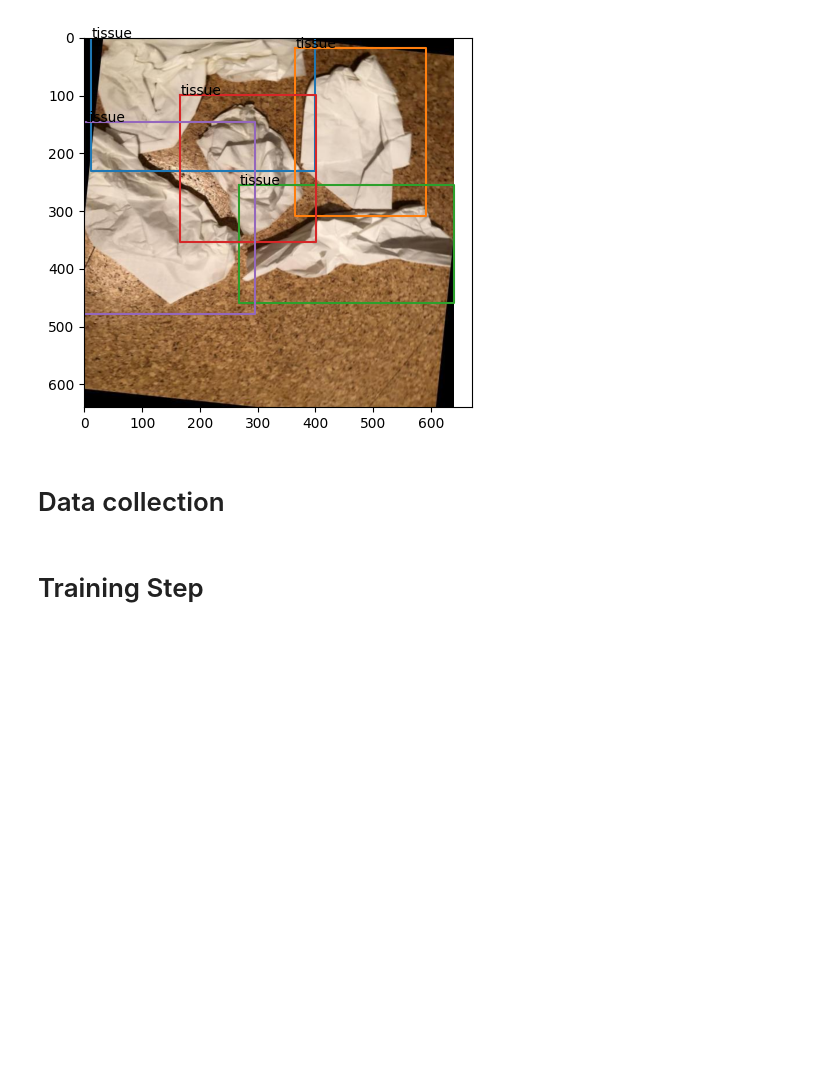
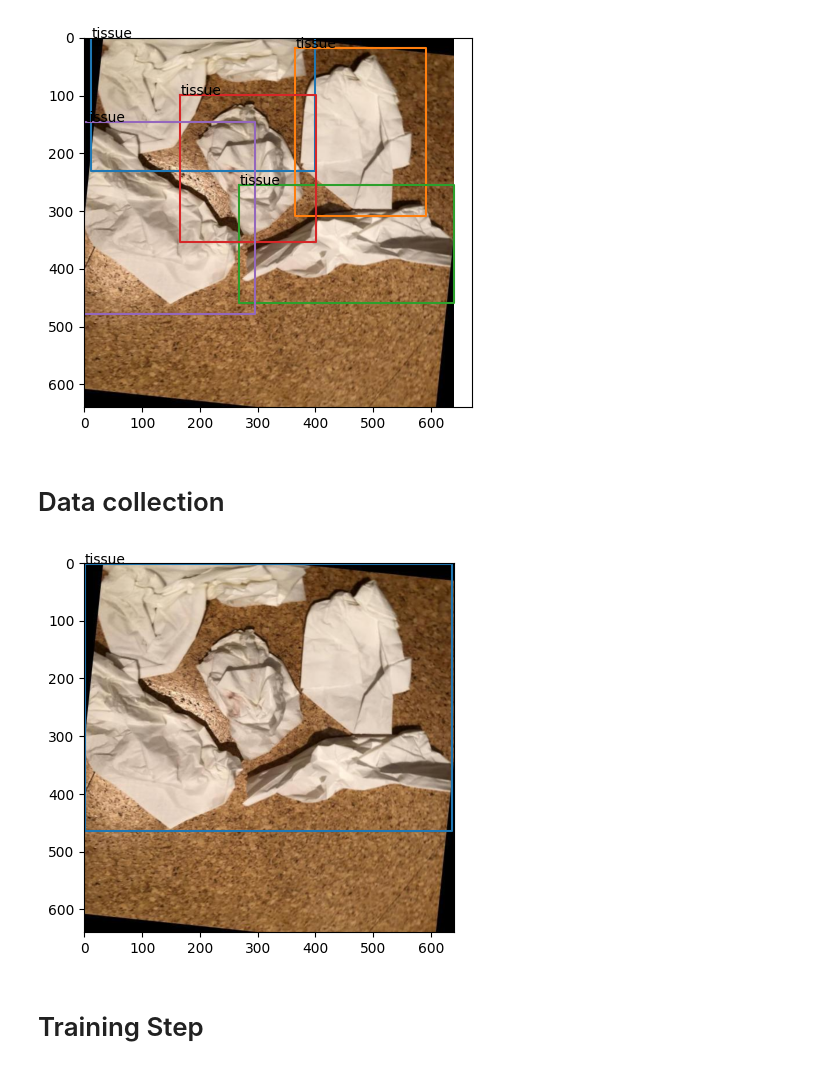
Before and after one commit to nkasmanoff/moondream-grpo, a Jupyter notebook: moondream_grpo_training.ipynb, the cells around one changed output. Saved outputs shown, nothing was run; the diff lists cells and outputs as text; code cells hidden in the pictures; blank space fills up the shorter version.

```diff
--- a/moondream_grpo_training.ipynb
+++ b/moondream_grpo_training.ipynb
@@ -90,3 +97,10 @@ for i in range(BATCH_SIZE):
+# %%
+from visualization_utils import plot_sample, plot_prediction
+
+
+plot_prediction(trajectory_detections[2], sample)
+# %% [output]
+[figure, added]
 # %% [markdown]
 # Training Step
 # %%
```
Also changed, not shown: parts of 15 cells of this notebook, 4 other files.
